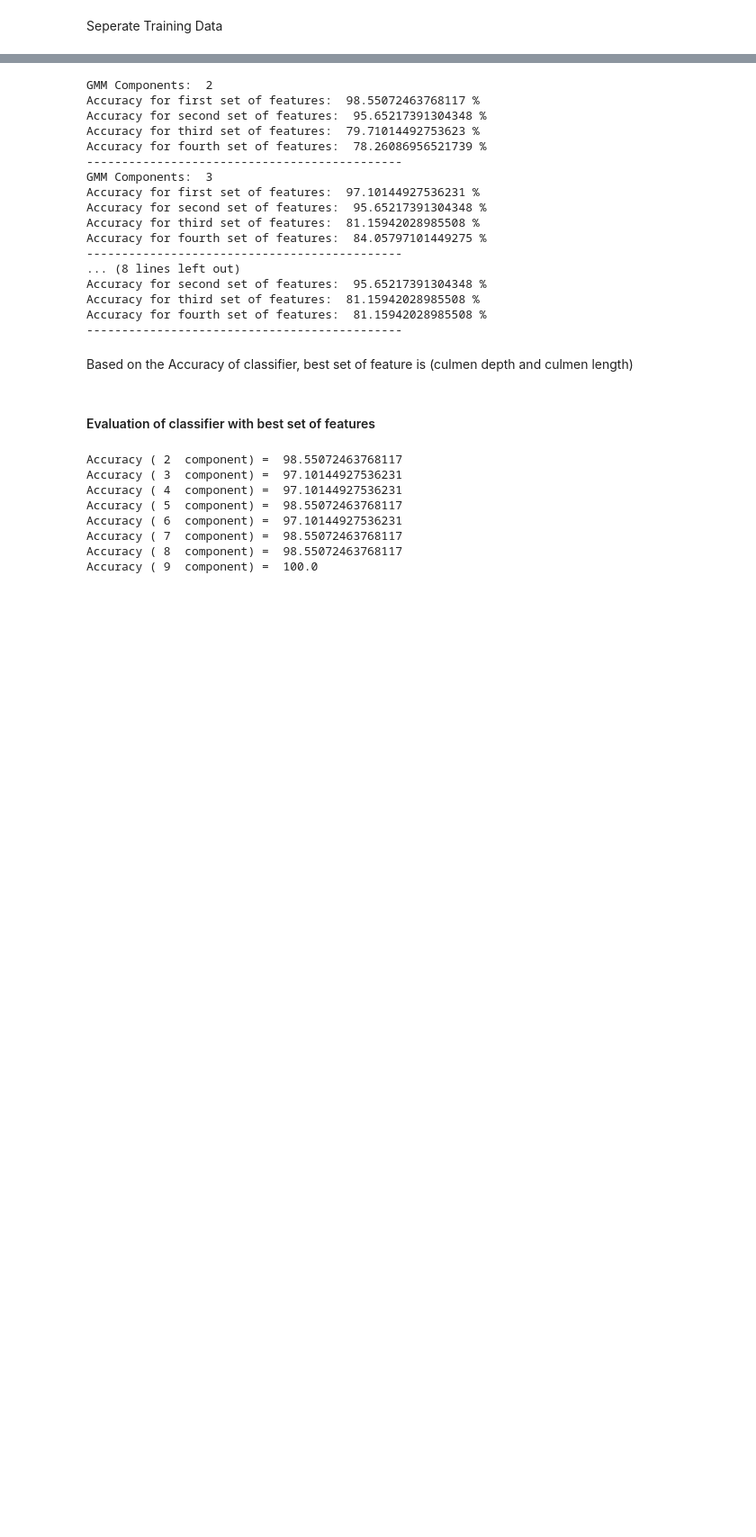
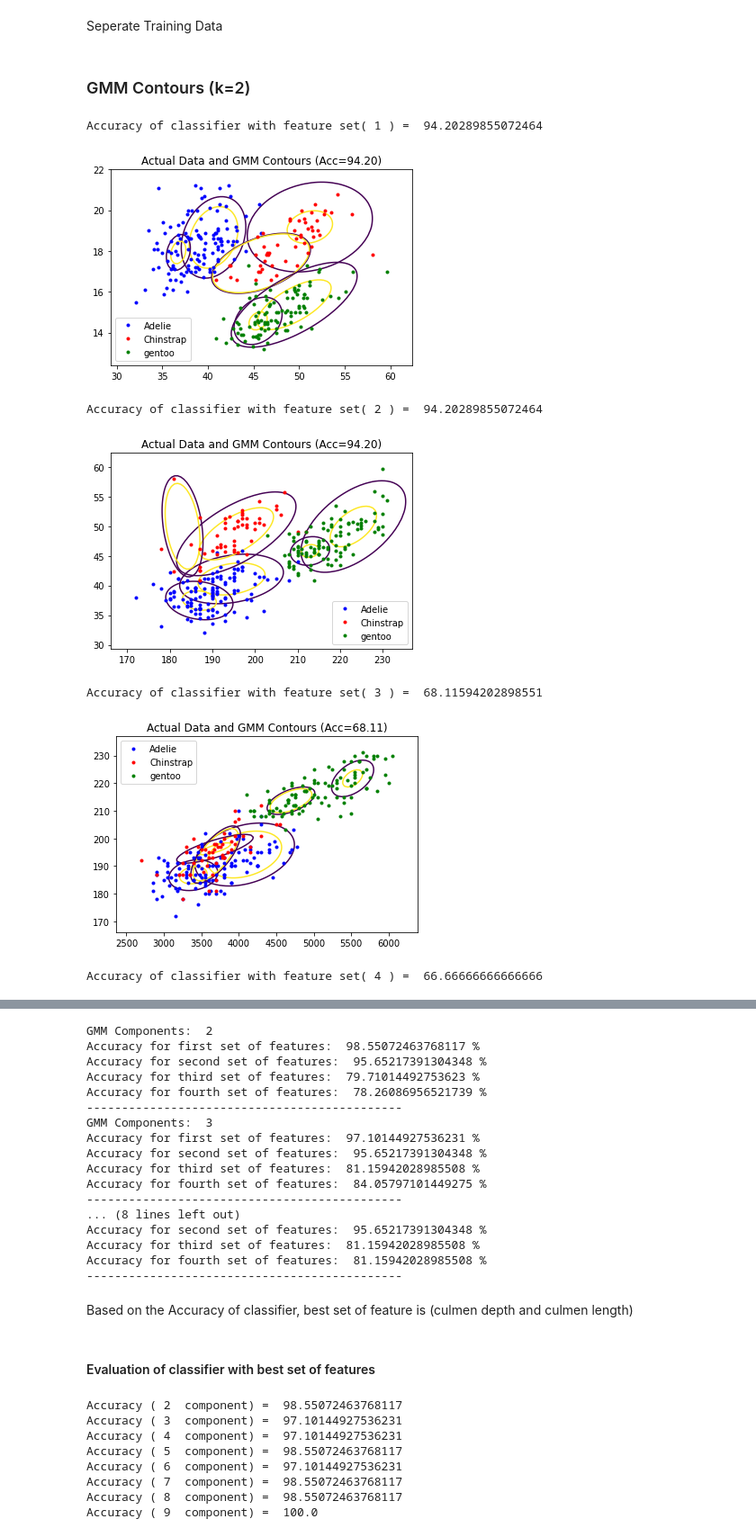
Before and after one commit to Kassra-sinaei/ML_HW_3, a Jupyter notebook: q9/main.ipynb, the cells around one changed output, grey strips where cells are left out. Shown at 90% size. Saved outputs shown, nothing was run; the diff lists cells and outputs as text; code cells hidden in the pictures; blank space fills up the shorter version.

```diff
--- a/q9/main.ipynb
+++ b/q9/main.ipynb
@@ -187,5 +187,33 @@ def plot(x, y, means, covariances, k):
         xy2 = target.rvs()
         zz = target.pdf(np.dstack((xx, yy)))
         plt.contour(xx,yy, zz, levels=np.sort([target.pdf(xy), target.pdf(xy2)]))
-    plt.title("Actual Data and GMM Contours (k=" + str(k) + ")")
+    plt.title("Actual Data and GMM Contours (Acc=" + str(k)[:5] + ")")
     plt.show()
+# %% [markdown]
+### GMM Contours (k=2)
+# %%
+classifier = GMM(3,2,2)
+feature = [x_train_1, x_train_2, x_train_3, x_train_4]
+test = [x_test_1, x_test_2, x_test_3, x_test_4]
+
+for i in range(len(feature)):
+    classifier.update(feature[i], y_train)
+    accuracy = accuracy_score(y_test,classifier.predict(test[i]))*100
+    print("Accuracy of classifier with feature set(", i+1, ") = ", accuracy)
+    mu = list("")
+    sigma = list("")
+    for j in range(classifier.n_class):
+        for k in range(classifier.model[j].weights_.shape[0]):
+            mu.append(classifier.model[j].means_[k])
+            sigma.append(classifier.model[j].covariances_[k])
+    mu = np.array(mu)
+    sigma = np.array(sigma)
+    plot(feature[i], y_train, mu, sigma, accuracy)
+# %% [output]
+Accuracy of classifier with feature set( 1 ) =  94.20289855072464
+[figure, added]
+Accuracy of classifier with feature set( 2 ) =  94.20289855072464
+[figure, added]
+Accuracy of classifier with feature set( 3 ) =  68.11594202898551
+[figure, added]
+Accuracy of classifier with feature set( 4 ) =  66.66666666666666
```
Also changed, not shown: parts of 3 cells of this notebook, 2 other files.
